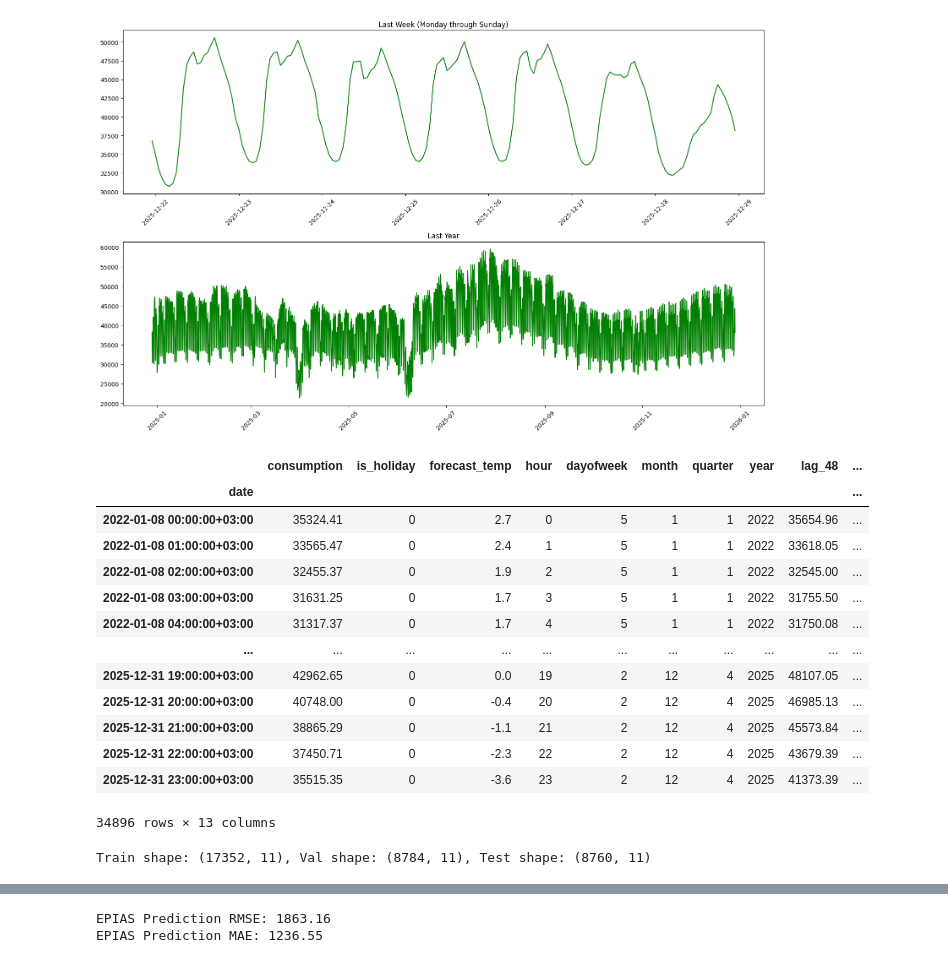
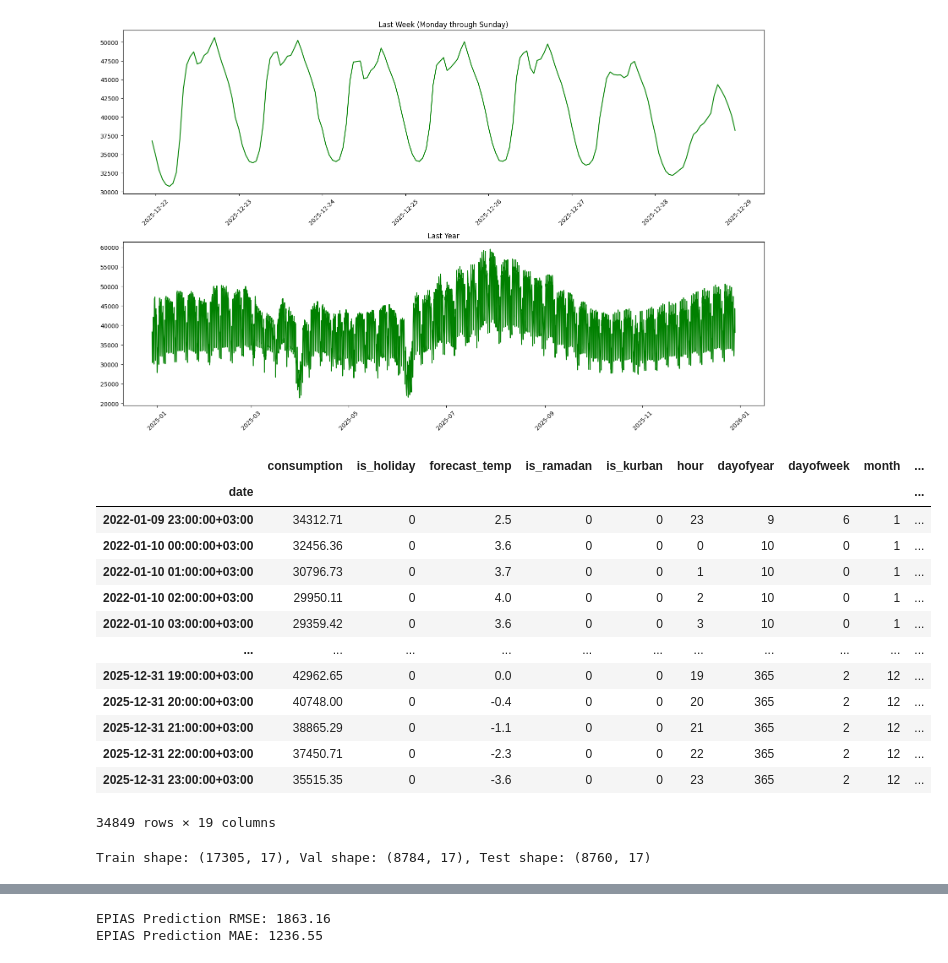
Before and after one commit to ulvi12/Turkey_Electricity_Prediction, a Jupyter notebook: notebook/epias.ipynb, the cells around one changed output, grey strips where cells are left out. Cells and saved outputs as stored; diff of their text form; code cells hidden in the pictures.

Commit message:
new model

```diff
--- a/notebook/epias.ipynb
+++ b/notebook/epias.ipynb
@@ -126,6 +132,41 @@ forecast_df["date"] = pd.to_datetime(forecast_df["date"])
 forecast_df["date"] = forecast_df["date"].dt.tz_localize("Europe/Istanbul", ambiguous='NaT', nonexistent='shift_forward')
 
 df = pd.merge(df, forecast_df, on="date", how="left")
+# %%
+# add is_ramadan and is_kurban
+
+RAMADAN_DATES = [
+    ("2022-04-02", "2022-05-01"),
+    ("2023-03-23", "2023-04-20"),
+    ("2024-03-11", "2024-04-09"),
+    ("2025-03-01", "2025-03-29"),
+    ("2026-02-18", "2026-03-19"),
+    ("2027-02-08", "2027-03-08"),
+]
+
+KURBAN_DATES = [
+    ("2022-07-09", "2022-07-12"),
+    ("2023-06-28", "2023-07-01"),
+    ("2024-06-17", "2024-06-20"),
+    ("2025-06-06", "2025-06-09"),
+    ("2026-05-26", "2026-05-29"),
+    ("2027-05-16", "2027-05-19"),
+]
+
+ramadan_set = set()
+for start, end in RAMADAN_DATES:
+    for d in pd.date_range(start, end):
+        ramadan_set.add(d.date())
+
+kurban_set = set()
+for start, end in KURBAN_DATES:
+    for d in pd.date_range(start, end):
+        kurban_set.add(d.date())
+
+dates = pd.to_datetime(df['date']).dt.date
+
+df['is_ramadan'] = [1 if d in ramadan_set else 0 for d in dates]
+df['is_kurban'] = [1 if d in kurban_set else 0 for d in dates]
 # %%
 df
 # %% [output]
@@ -168,58 +209,62 @@ plt.show()
 # %%
 df = df.set_index('date')
 
 # Temporal features
 df['hour'] = df.index.hour
+df['dayofyear'] = df.index.dayofyear
 df['dayofweek'] = df.index.dayofweek
 df['month'] = df.index.month
 df['quarter'] = df.index.quarter
 df['year'] = df.index.year
-df['is_holiday'] = df['is_holiday'].astype(int)
+
+df['temp_squared'] = df['forecast_temp'] ** 2
+
 '''
 Lag Construction for Day-Ahead with EPIAS Logic:
 Predict Day D+1 at 12:30 on Day D.
 We cannot use Lag 24 because late hours of Day D are unknown at 12:30.
 Most recent available full-day lag is 48 hours (Data from D-1).
 '''
 df['lag_48'] = df['consumption'].shift(48)
 df['lag_72'] = df['consumption'].shift(72)
 df['lag_168'] = df['consumption'].shift(168)
 
 # Rolling statistics based on available data (Lag 48)
 df['roll_mean_1d'] = df['lag_48'].rolling(window=24).mean()
 df['roll_std_1d'] = df['lag_48'].rolling(window=24).std()
 
+df['roll_mean_1w'] = df['lag_48'].rolling(window=168).mean()
+df['roll_std_1w'] = df['lag_48'].rolling(window=168).std()
+
+
 # Drop rows with NaN values created by lags
 df_model = df.dropna()
 
 df_model
 # %% [output]
-|  | consumption | is_holiday | forecast_temp | hour | dayofweek | month | quarter | year | lag_48 | ... |
+|  | consumption | is_holiday | forecast_temp | is_ramadan | is_kurban | hour | dayofyear | dayofweek | month | ... |
 | date |  |  |  |  |  |  |  |  |  | ... |
-| 2022-01-08 00:00:00+03:00 | 35324.41 | 0 | 2.7 | 0 | 5 | 1 | 1 | 2022 | 35654.96 | ... |
-| 2022-01-08 01:00:00+03:00 | 33565.47 | 0 | 2.4 | 1 | 5 | 1 | 1 | 2022 | 33618.05 | ... |
-| 2022-01-08 02:00:00+03:00 | 32455.37 | 0 | 1.9 | 2 | 5 | 1 | 1 | 2022 | 32545.00 | ... |
-| 2022-01-08 03:00:00+03:00 | 31631.25 | 0 | 1.7 | 3 | 5 | 1 | 1 | 2022 | 31755.50 | ... |
-| 2022-01-08 04:00:00+03:00 | 31317.37 | 0 | 1.7 | 4 | 5 | 1 | 1 | 2022 | 31750.08 | ... |
+| 2022-01-09 23:00:00+03:00 | 34312.71 | 0 | 2.5 | 0 | 0 | 23 | 9 | 6 | 1 | ... |
+| 2022-01-10 00:00:00+03:00 | 32456.36 | 0 | 3.6 | 0 | 0 | 0 | 10 | 0 | 1 | ... |
+| 2022-01-10 01:00:00+03:00 | 30796.73 | 0 | 3.7 | 0 | 0 | 1 | 10 | 0 | 1 | ... |
+| 2022-01-10 02:00:00+03:00 | 29950.11 | 0 | 4.0 | 0 | 0 | 2 | 10 | 0 | 1 | ... |
+| 2022-01-10 03:00:00+03:00 | 29359.42 | 0 | 3.6 | 0 | 0 | 3 | 10 | 0 | 1 | ... |
 | ... | ... | ... | ... | ... | ... | ... | ... | ... | ... | ... |
-| 2025-12-31 19:00:00+03:00 | 42962.65 | 0 | 0.0 | 19 | 2 | 12 | 4 | 2025 | 48107.05 | ... |
-| 2025-12-31 20:00:00+03:00 | 40748.00 | 0 | -0.4 | 20 | 2 | 12 | 4 | 2025 | 46985.13 | ... |
-| 2025-12-31 21:00:00+03:00 | 38865.29 | 0 | -1.1 | 21 | 2 | 12 | 4 | 2025 | 45573.84 | ... |
-| 2025-12-31 22:00:00+03:00 | 37450.71 | 0 | -2.3 | 22 | 2 | 12 | 4 | 2025 | 43679.39 | ... |
-| 2025-12-31 23:00:00+03:00 | 35515.35 | 0 | -3.6 | 23 | 2 | 12 | 4 | 2025 | 41373.39 | ... |
+| 2025-12-31 19:00:00+03:00 | 42962.65 | 0 | 0.0 | 0 | 0 | 19 | 365 | 2 | 12 | ... |
+| 2025-12-31 20:00:00+03:00 | 40748.00 | 0 | -0.4 | 0 | 0 | 20 | 365 | 2 | 12 | ... |
+| 2025-12-31 21:00:00+03:00 | 38865.29 | 0 | -1.1 | 0 | 0 | 21 | 365 | 2 | 12 | ... |
+| 2025-12-31 22:00:00+03:00 | 37450.71 | 0 | -2.3 | 0 | 0 | 22 | 365 | 2 | 12 | ... |
+| 2025-12-31 23:00:00+03:00 | 35515.35 | 0 | -3.6 | 0 | 0 | 23 | 365 | 2 | 12 | ... |
-34896 rows × 13 columns
+34849 rows × 19 columns
 # %%
-# Structure:
-# Train: 2022 - 2023 (Model learns patterns)
-# Val:   2024 (Model tuning/early stopping)
-# Test:  2025 (Final evaluation)
+# train test val splits
 
 train = df_model.loc[df_model.index < '2024-01-01']
 val = df_model.loc[(df_model.index >= '2024-01-01') & (df_model.index < '2025-01-01')]
 test = df_model.loc[df_model.index >= '2025-01-01']
 
-features = ['hour', 'dayofweek', 'month', 'year', 'is_holiday', 'forecast_temp',
-            'lag_48', 'lag_72', 'lag_168', 'roll_mean_1d', 'roll_std_1d']
+features = ['hour', 'dayofweek', 'dayofyear', 'month', 'year', 'is_holiday', 'is_ramadan', 'is_kurban', 'forecast_temp',
+            'temp_squared', 'lag_48', 'lag_72', 'lag_168', 'roll_mean_1d', 'roll_std_1d', 'roll_mean_1w', 'roll_std_1w']
 target = 'consumption'
 
 X_train, y_train = train[features], train[target]
@@ -228,7 +273,7 @@ X_test, y_test = test[features], test[target]
 
 print(f"Train shape: {X_train.shape}, Val shape: {X_val.shape}, Test shape: {X_test.shape}")
 # %% [output]
-Train shape: (17352, 11), Val shape: (8784, 11), Test shape: (8760, 11)
+Train shape: (17305, 17), Val shape: (8784, 17), Test shape: (8760, 17)
 # %%
 # Training the model with early stopping on the validation set and getting the best iteration
 
```
Also changed, not shown: parts of 12 cells of this notebook, 5 other files.
